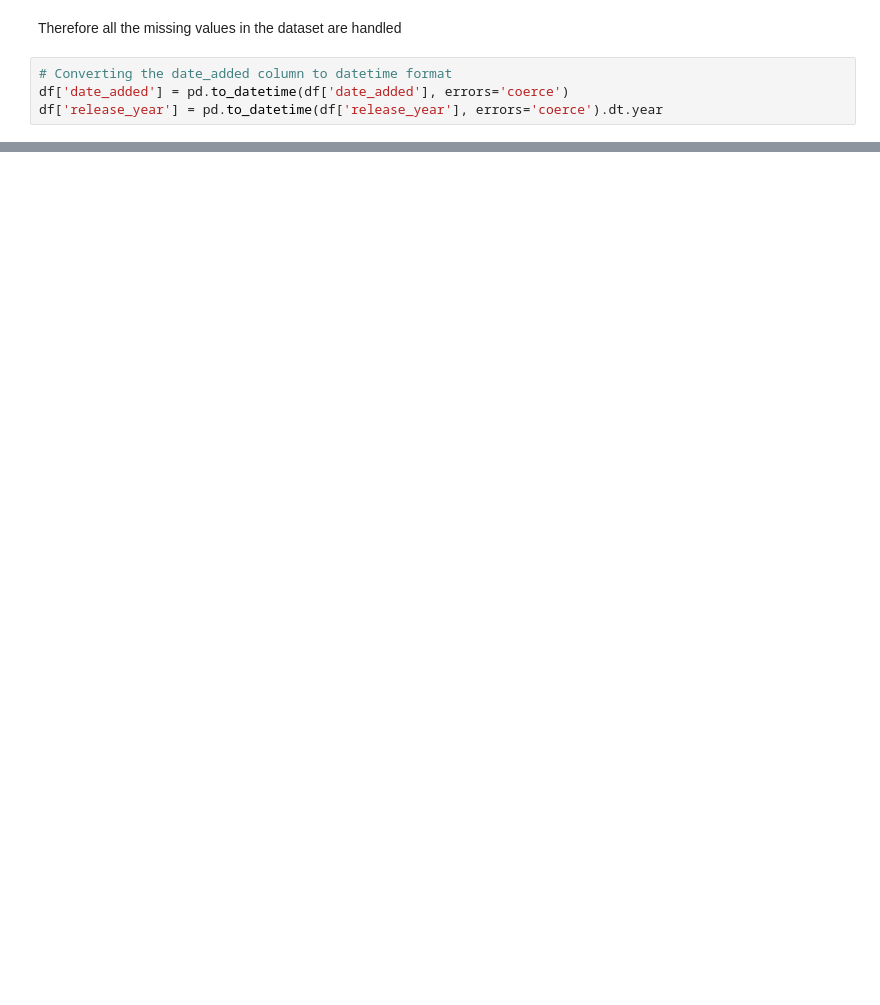
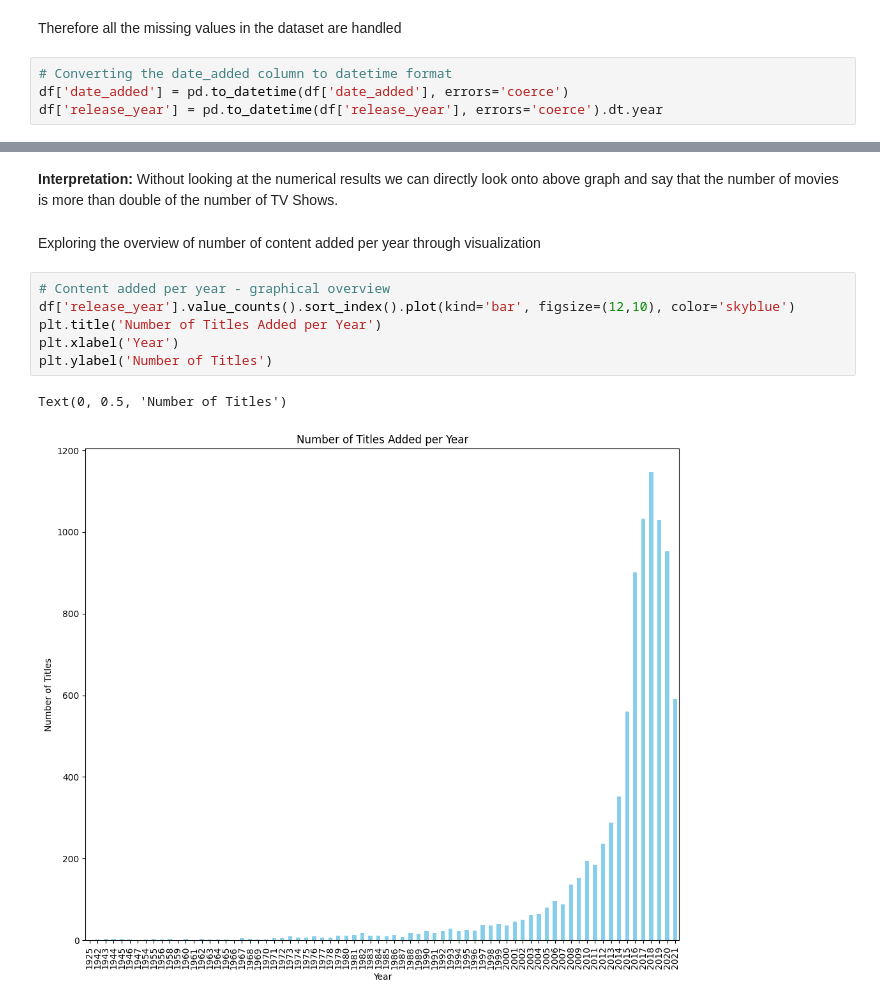
Before and after one commit to SakriyaPyakurel/netflix-EDA, a Jupyter notebook: operations.ipynb, the cells around one changed output, grey strips where cells are left out. Cells and saved outputs as stored; diff of their text form; blank space fills up the shorter version.

```diff
--- a/operations.ipynb
+++ b/operations.ipynb
@@ -92,0 +114,13 @@ df.head(10)
+# %% [markdown]
+<b>Interpretation:</b> Without looking at the numerical results we can directly look onto above graph and say that the number of movies is more than double of the number of TV Shows.
+# %% [markdown]
+Exploring the overview of number of content added per year through visualization
+# %%
+# Content added per year - graphical overview
+df['release_year'].value_counts().sort_index().plot(kind='bar', figsize=(12,10), color='skyblue')
+plt.title('Number of Titles Added per Year')
+plt.xlabel('Year')
+plt.ylabel('Number of Titles')
+# %% [output]
+Text(0, 0.5, 'Number of Titles')
+[figure, added]
```
Also changed, not shown: parts of 14 cells of this notebook.
